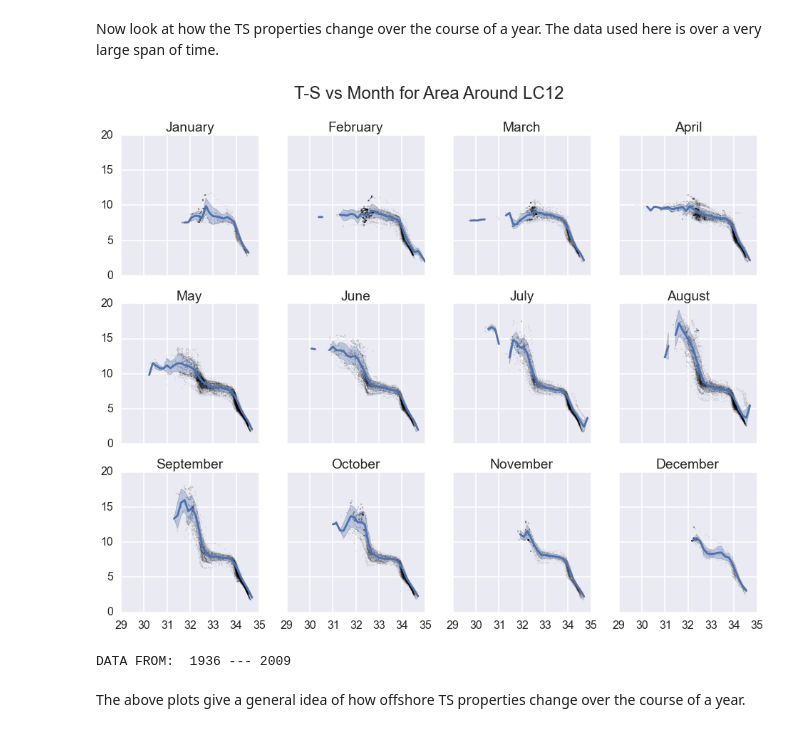
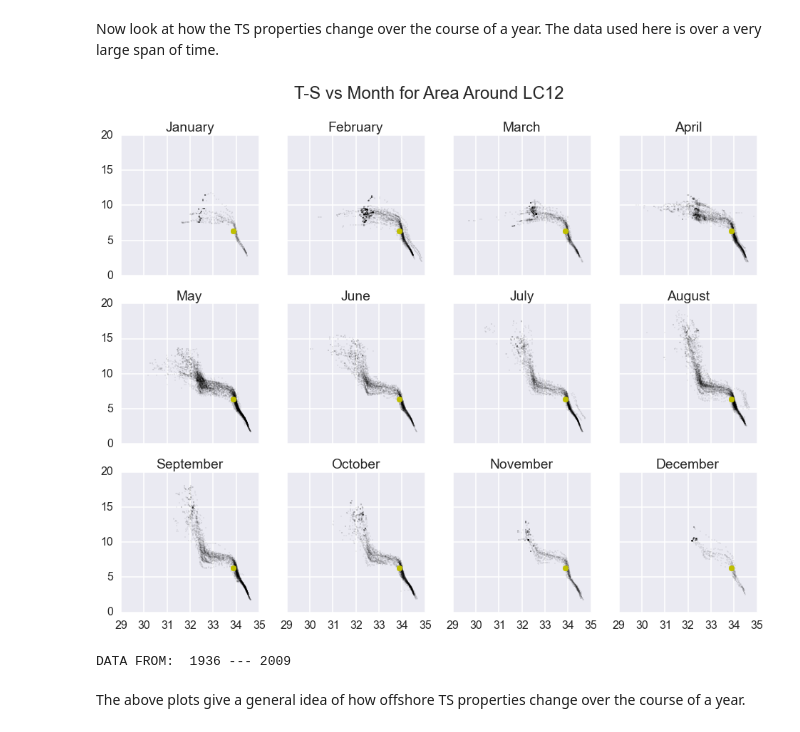
Before and after one commit to UBC-MOAD/falkor_upwelling, a Jupyter notebook: 1_Notebooks/NOAA_LC12.ipynb, the cells around one changed output. Drawn from its saved outputs; the diff is of its cells as text; code cells hidden in the pictures.

```diff
--- a/1_Notebooks/NOAA_LC12.ipynb
+++ b/1_Notebooks/NOAA_LC12.ipynb
@@ -122,28 +122,45 @@ sns.set_context('poster')
 # %% [markdown]
 Now look at how the TS properties change over the course of a year. The data used here is over a very large span of time.
 # %%
-def temp_from_saln_bins(bins,mnth_saln,mnth_temp,MIN_COUNT=0):
-    digitized = np.digitize(mnth_saln, bins)
+def temp_from_saln_bins(bins,saln,temp):
+    '''
+    temp_from_saln_bins
+    Args:
+    bins      -- an array of bin edges, i.e. (0,1,2,3,4) would create 4 bins: 0-1, 1-2, 2-3, 3-4
+    saln -- all salinity data points
+    temp -- all temperature data points
+    '''
 
-    tmp_bins = []
+    # digitized bins the saln values based on the bins array
+    # i.e. index 'n' of saln array belongs to bin digi_saln[n]
+    digi_saln = np.digitize(saln, bins)
+
+    # initialized the digitized temperature list
+    bin_temp = []
     for ii in range(0,len(bins)):
-        tmp_bins.append([])
+        bin_temp.append([])
 
-    for ii in range(0,len(digitized)):
-        if digitized[ii] < len(bins) and ~np.isnan(mnth_temp[ii]):
-            tmp_bins[digitized[ii]].append(mnth_temp[ii])
+    # loop through the
+    for ii in range(0,len(digi_saln)):
+        # make sure the bin num. is within acceptable range and is a number
+        if digi_saln[ii] < len(bins) and ~np.isnan(temp[ii]):
+            # append this temperature to the bin_temp data
+            bin_temp[digi_saln[ii]].append(temp[ii])
 
+    # do statistics to get the mean and standard deviation of each bin
     mean_tmp_bins = []
     std_tmp_bins = []
     for ii in range(0,len(bins)):
-        mean_tmp_bins.append(np.mean(tmp_bins[ii]))
-        std_tmp_bins.append(np.std(tmp_bins[ii]))
+        mean_tmp_bins.append(np.mean(bin_temp[ii]))
+        std_tmp_bins.append(np.std(bin_temp[ii]))
 
+    # return the statistical data
     return mean_tmp_bins,std_tmp_bins
 # %%
 fig,axes=plt.subplots(3,4,figsize=(16,12),sharex=True,sharey=True)
 
 dat_set = csvWOD.csvWOD_filter_variables(zm_casts,['Temperatur','Salinity'])
+#dat_set = csvWOD.csvWOD_filter_year(dat_set,1990,2015)
 
 all_yrs = Set([])
 
@@ -156,37 +173,38 @@ for cnt,row in enumerate(axes):
         mnth = (cnt*4)+cnt2+1
         #plt.subplot(3,4,mnth)
         mnth_filt = csvWOD.csvWOD_filter_month(dat_set,mnth)
 
         #mnth_lons = []
         #mnth_lats = []
         mnth_temp = []
         mnth_saln = []
         for ii in range(0,len(mnth_filt)):
             all_yrs.add(mnth_filt[ii]['Year'])
             #mnth_lons.append(mnth_filt[ii]['Longitude'])
             #mnth_lats.append(mnth_filt[ii]['Latitude'])
             mnth_temp.extend(mnth_filt[ii]['Temperatur'])
             mnth_saln.extend(mnth_filt[ii]['Salinity'])
         #plt.plot(zm_lons,zm_lats,'.k')
-        A,B = temp_from_saln_bins(saln_bins,mnth_saln,mnth_temp,MIN_COUNT=0)
+        A,B = temp_from_saln_bins(saln_bins,mnth_saln,mnth_temp)
         mean_temp_bins.append(np.array(A))
         std_temp_bins.append(np.array(B))
 
         ax.plot(mnth_saln,mnth_temp,'.k',ms=1)
-        ax.plot(saln_bins,mean_temp_bins[-1],'-')
-        ax.fill_between(saln_bins,mean_temp_bins[-1]-std_temp_bins[-1],mean_temp_bins[-1]+std_temp_bins[-1],alpha=0.3)
+        #ax.plot(saln_bins,mean_temp_bins[-1],'-')
+        #ax.fill_between(saln_bins,mean_temp_bins[-1]-std_temp_bins[-1],mean_temp_bins[-1]+std_temp_bins[-1],alpha=0.3)
+        ax.plot(33.9,6.3,'oy',ms=8)
         ax.set_xlim((29,35))
         ax.set_ylim((0,20))
         ax.set_title(calendar.month_name[mnth])
 
 plt.suptitle('T-S vs Month for Area Around LC12',fontsize=24)
 #plt.supxlabel('S')
 #plt.supylabel('T')
 plt.show()
 
 print "DATA FROM: ", str(min(all_yrs)), "---", str(max(all_yrs))
 # %% [output]
-[figure, old version]
+[figure, new version]
 DATA FROM:  1936 --- 2009
 # %% [markdown]
 The above plots give a general idea of how offshore TS properties change over the course of a year.
```
Also changed, not shown: parts of 2 cells of this notebook, 3 other files.
